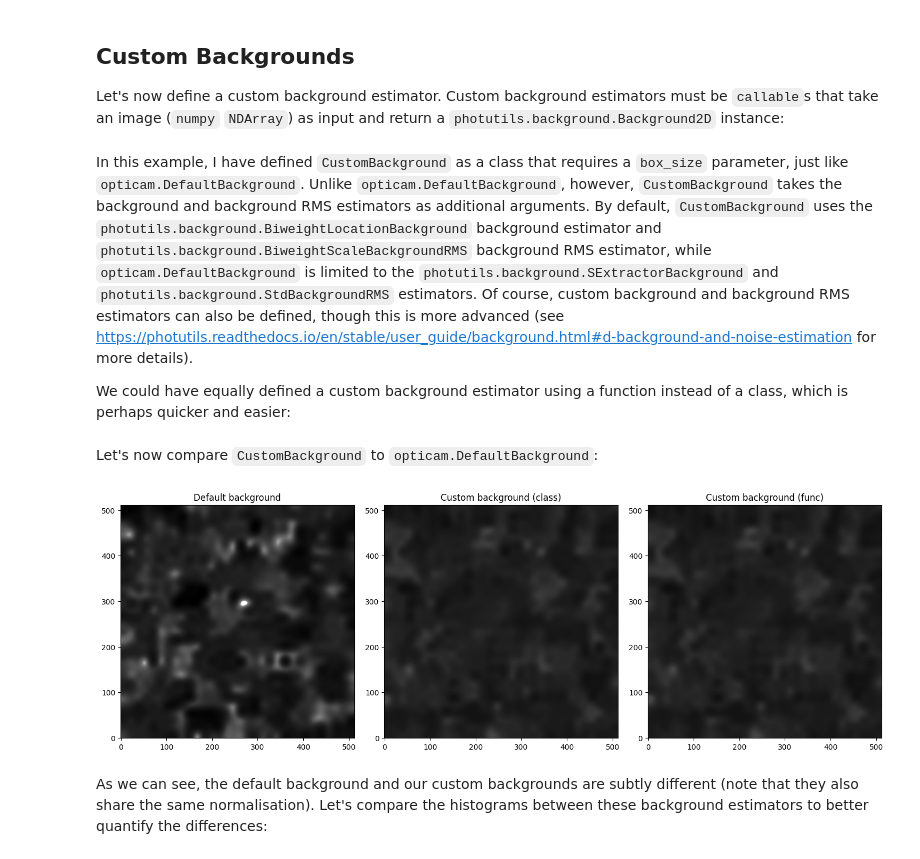
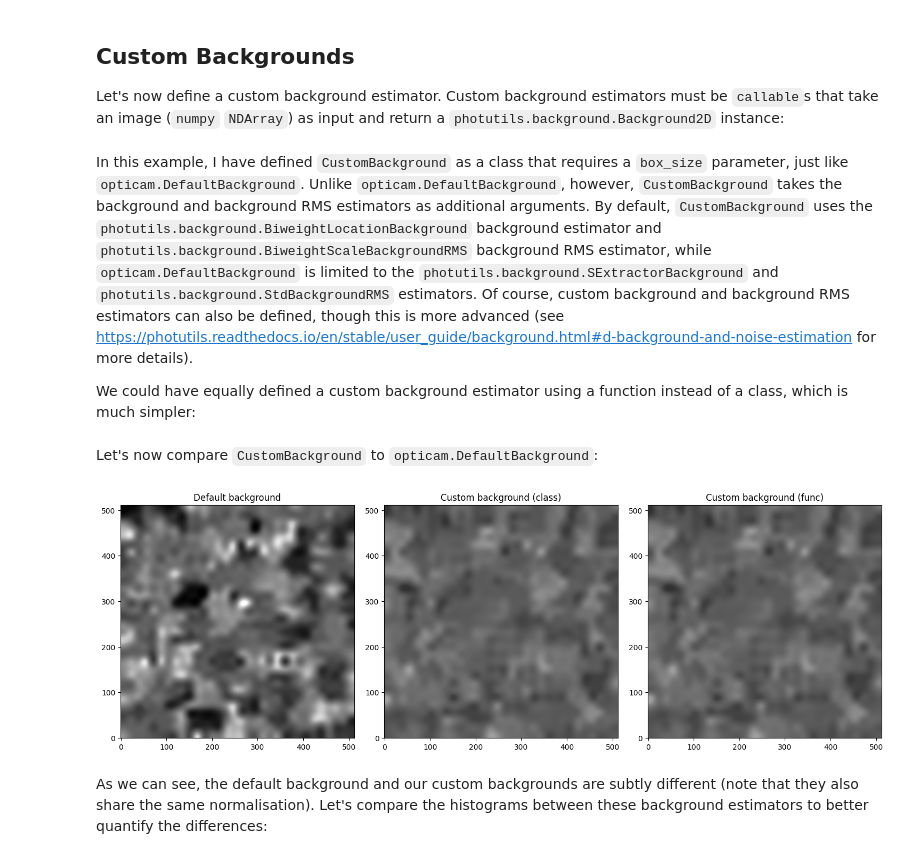
Before and after one commit to OPTICAM-instrument/opticam, a Jupyter notebook: docs/tutorials/backgrounds.ipynb, the cells around one changed output. Drawn from its saved outputs; the diff is of its cells as text; code cells hidden in the pictures.

```diff
--- a/docs/tutorials/backgrounds.ipynb
+++ b/docs/tutorials/backgrounds.ipynb
@@ -7,10 +7,14 @@
 
 First thing's first, let's create and open an image so we can compute its background:
 # %%
+from pathlib import Path
+
 import opticam
 
+out_dir = Path('out')
+
 opticam.generate_observations(
-    out_directory='background_tutorial/data',
+    out_directory=out_dir / 'data',
     n_images=5,
     circular_aperture=False,
     )
@@ -27,9 +31,9 @@ from astropy.io import fits
 import numpy as np
 import os
 
-files = os.listdir('background_tutorial/data')
+files = os.listdir(out_dir / 'data')
 
-with fits.open(f"background_tutorial/data/{files[0]}") as hdul:
+with fits.open(out_dir / 'data' / files[0]) as hdul:
     print(repr(hdul[0].header))
     image = np.array(hdul[0].data)
 # %% [output]
@@ -184,7 +188,7 @@ class CustomBackground:
 # %% [markdown]
 In this example, I have defined `CustomBackground` as a class that requires a `box_size` parameter, just like `opticam.DefaultBackground`. Unlike `opticam.DefaultBackground`, however, `CustomBackground` takes the background and background RMS estimators as additional arguments. By default, `CustomBackground` uses the `photutils.background.BiweightLocationBackground` background estimator and `photutils.background.BiweightScaleBackgroundRMS` background RMS estimator, while `opticam.DefaultBackground` is limited to the `photutils.background.SExtractorBackground` and `photutils.background.StdBackgroundRMS` estimators. Of course, custom background and background RMS estimators can also be defined, though this is more advanced (see https://photutils.readthedocs.io/en/stable/user_guide/background.html#d-background-and-noise-estimation for more details).
 
-We could have equally defined a custom background estimator using a function instead of a class, which is perhaps quicker and easier:
+We could have equally defined a custom background estimator using a function instead of a class, which is much simpler:
 # %%
 def custom_background(
     image,
@@ -216,37 +220,37 @@ custom_bkg_func_image = custom_background_func(image).background
 # %%
 fig, ax = plt.subplots(
     ncols=3,
     tight_layout=True,
     figsize=(15, 5),
     )
 
 im = ax[0].imshow(
     bkg_image,
-    norm=simple_norm(bkg_image, stretch="log"),
+    norm=simple_norm(bkg_image, stretch="sqrt"),
     origin="lower",
     cmap="Greys",
     )
 ax[0].set_title("Default background")
 
 im = ax[1].imshow(
     custom_bkg_class_image,
-    norm=simple_norm(bkg_image, stretch="log"),
+    norm=simple_norm(bkg_image, stretch="sqrt"),
     origin="lower",
     cmap="Greys",
     )
 ax[1].set_title("Custom background (class)")
 
 im = ax[2].imshow(
     custom_bkg_func_image,
-    norm=simple_norm(bkg_image, stretch="log"),
+    norm=simple_norm(bkg_image, stretch="sqrt"),
     origin="lower",
     cmap="Greys",
     )
 ax[2].set_title("Custom background (func)")
 
 plt.show()
 # %% [output]
-[figure, old version]
+[figure, new version]
 # %% [markdown]
 As we can see, the default background and our custom backgrounds are subtly different (note that they also share the same normalisation). Let's compare the histograms between these background estimators to better quantify the differences:
 # %%
```
Also changed, not shown: parts of 7 cells of this notebook, 9 other files.
